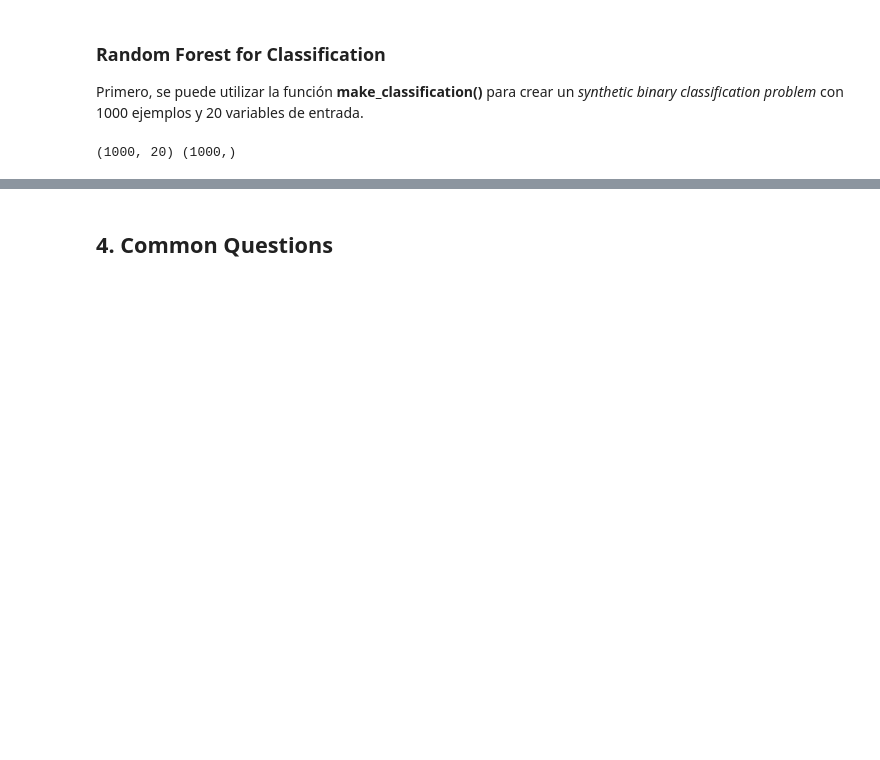
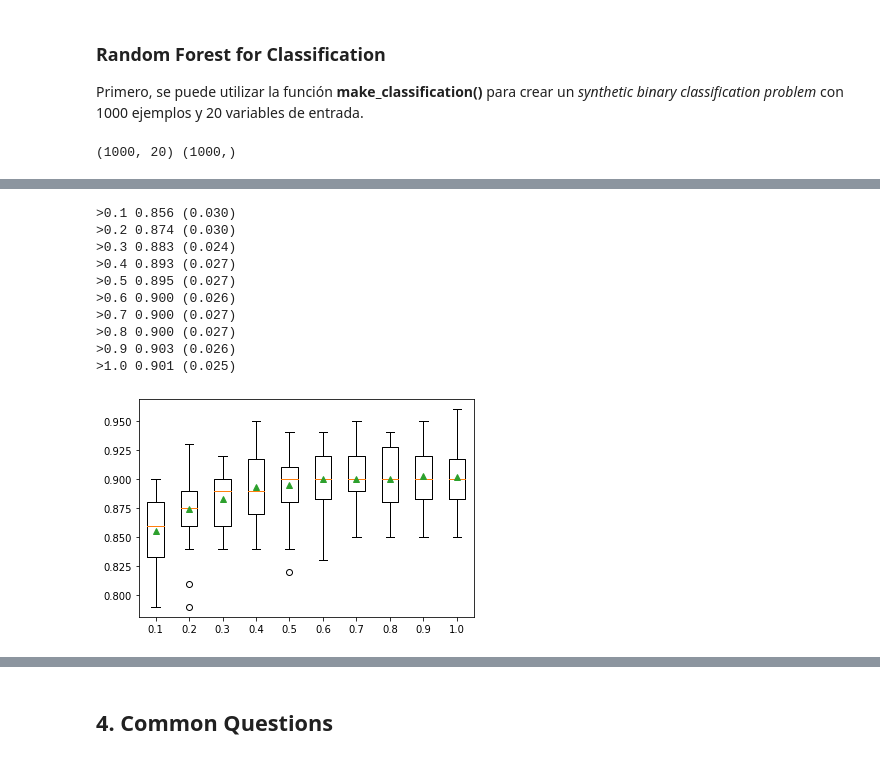
Before and after one commit to esteban062000/Big-Data-II-2021, a Jupyter notebook: practicas/practica_4/reporte_tutorial_1.ipynb, the cells around one changed output, grey strips where cells are left out. Saved outputs shown, nothing was run; the diff lists cells and outputs as text; code cells hidden in the pictures; blank space fills up the shorter version.

Commit message:
Sección 3, falta Explore Tree Depth

```diff
--- a/practicas/practica_4/reporte_tutorial_1.ipynb
+++ b/practicas/practica_4/reporte_tutorial_1.ipynb
@@ -57,0 +135,14 @@ print(X.shape, y.shape)
+# %%
+# random forest for making predictions for regression
+from sklearn.datasets import make_regression
+from sklearn.ensemble import RandomForestRegressor
+# define dataset
+X, y = make_regression(n_samples=1000, n_features=20, n_informative=15, noise=0.1, random_state=2)
+# define the model
+model = RandomForestRegressor()
+# fit the model on the whole dataset
+model.fit(X, y)
+# make a single prediction
+row = [[-0.89483109,-1.0670149,-0.25448694,-0.53850126,0.21082105,1.37435592,0.71203659,0.73093031,-1.25878104,-2.01656886,0.51906798,0.62767387,0.96250155,1.31410617,-1.25527295,-0.85079036,0.24129757,-0.17571721,-1.11454339,0.36268268]]
+yhat = model.predict(row)
+print('Prediction: %d' % yhat[0])
@@ -57,0 +167,65 @@ print(X.shape, y.shape)
+# %%
+# explore random forest bootstrap sample size on performance
+from numpy import mean
+from numpy import std
+from numpy import arange
+from sklearn.datasets import make_classification
+from sklearn.model_selection import cross_val_score
+from sklearn.model_selection import RepeatedStratifiedKFold
+from sklearn.ensemble import RandomForestClassifier
+from matplotlib import pyplot
+
+# get the dataset
+def get_dataset():
+	X, y = make_classification(n_samples=1000, n_features=20, n_informative=15, n_redundant=5, random_state=3)
+	return X, y
+
+# get a list of models to evaluate
+def get_models():
+	models = dict()
+	# explore ratios from 10% to 100% in 10% increments
+	for i in arange(0.1, 1.1, 0.1):
+		key = '%.1f' % i
+		# set max_samples=None to use 100%
+		if i == 1.0:
+			i = None
+		models[key] = RandomForestClassifier(max_samples=i)
+	return models
+
+# evaluate a given model using cross-validation
+def evaluate_model(model, X, y):
+	# define the evaluation procedure
+	cv = RepeatedStratifiedKFold(n_splits=10, n_repeats=3, random_state=1)
+	# evaluate the model and collect the results
+	scores = cross_val_score(model, X, y, scoring='accuracy', cv=cv, n_jobs=-1)
+	return scores
+
+# define dataset
+X, y = get_dataset()
+# get the models to evaluate
+models = get_models()
+# evaluate the models and store results
+results, names = list(), list()
+for name, model in models.items():
+	# evaluate the model
+	scores = evaluate_model(model, X, y)
+	# store the results
+	results.append(scores)
+	names.append(name)
+	# summarize the performance along the way
+	print('>%s %.3f (%.3f)' % (name, mean(scores), std(scores)))
+# plot model performance for comparison
+pyplot.boxplot(results, labels=names, showmeans=True)
+pyplot.show()
+# %% [output]
+>0.1 0.856 (0.030)
+>0.2 0.874 (0.030)
+>0.3 0.883 (0.024)
+>0.4 0.893 (0.027)
+>0.5 0.895 (0.027)
+>0.6 0.900 (0.026)
+>0.7 0.900 (0.027)
+>0.8 0.900 (0.027)
+>0.9 0.903 (0.026)
+>1.0 0.901 (0.025)
+[figure, added]
```
Also changed, not shown: parts of 25 cells of this notebook.
